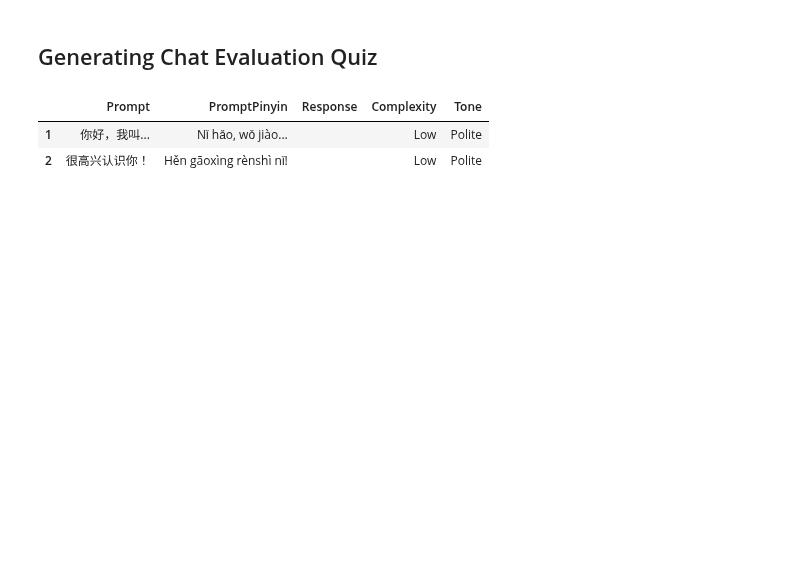
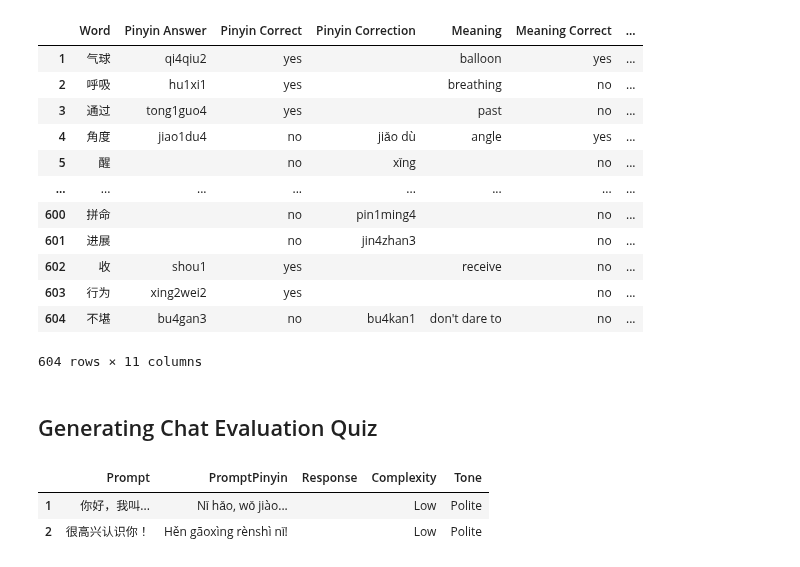
Before and after one commit to tuawong/GPT4LanguageLearning, a Jupyter notebook: GPT_ChineseQuiz.ipynb, the cells around one changed output. Saved outputs shown, nothing was run; the diff lists cells and outputs as text; code cells hidden in the pictures; blank space fills up the shorter version.

```diff
--- a/GPT_ChineseQuiz.ipynb
+++ b/GPT_ChineseQuiz.ipynb
@@ -28,4 +59,4 @@ if len(quiz_log) == 0:
     quiz_log = pd.DataFrame()
     quiz_export['Quiz Id'] = 1
 else:
-    quiz_export['Quiz Id'] = quiz_log['Quiz Id'].astype(int).max() + 1
+    quiz_export['Quiz Id'] = quiz_log['Quiz Id'].str.replace('QW', '').astype(int).max() + 1
@@ -36,2 +62,0 @@ else:
-# %%
-quiz_log['Quiz Id'] = quiz_log['Quiz Id'].apply(lambda x: 'QW0000'+ x.zfill(2))
@@ -43,5 +63,19 @@ save_df_to_gsheet(overwrite_mode=True, df_to_save=quiz_log, gsheet_name=gsheet_n
-# %%
-quiz_log['Quiz Id'] = quiz_log['Quiz Id'].apply(lambda x: 'QW'+x.split('QW')[-1][1:])
+# %%
+quiz_log
+# %% [output]
+|  | Word | Pinyin Answer | Pinyin Correct | Pinyin Correction | Meaning | Meaning Correct | ... |
+| 1 | 气球 | qi4qiu2 | yes |  | balloon | yes | ... |
+| 2 | 呼吸 | hu1xi1 | yes |  | breathing | no | ... |
+| 3 | 通过 | tong1guo4 | yes |  | past | no | ... |
+| 4 | 角度 | jiao1du4 | no | jiǎo dù | angle | yes | ... |
+| 5 | 醒 |  | no | xǐng |  | no | ... |
+| ... | ... | ... | ... | ... | ... | ... | ... |
+| 600 | 拼命 |  | no | pin1ming4 |  | no | ... |
+| 601 | 进展 |  | no | jin4zhan3 |  | no | ... |
+| 602 | 收 | shou1 | yes |  | receive | no | ... |
+| 603 | 行为 | xing2wei2 | yes |  |  | no | ... |
+| 604 | 不堪 | bu4gan3 | no | bu4kan1 | don't dare to | no | ... |
+604 rows × 11 columns
 # %% [markdown]
 ## Generating Chat Evaluation Quiz
 # %%
```
Also changed, not shown: parts of 16 cells of this notebook, 9 other files.
